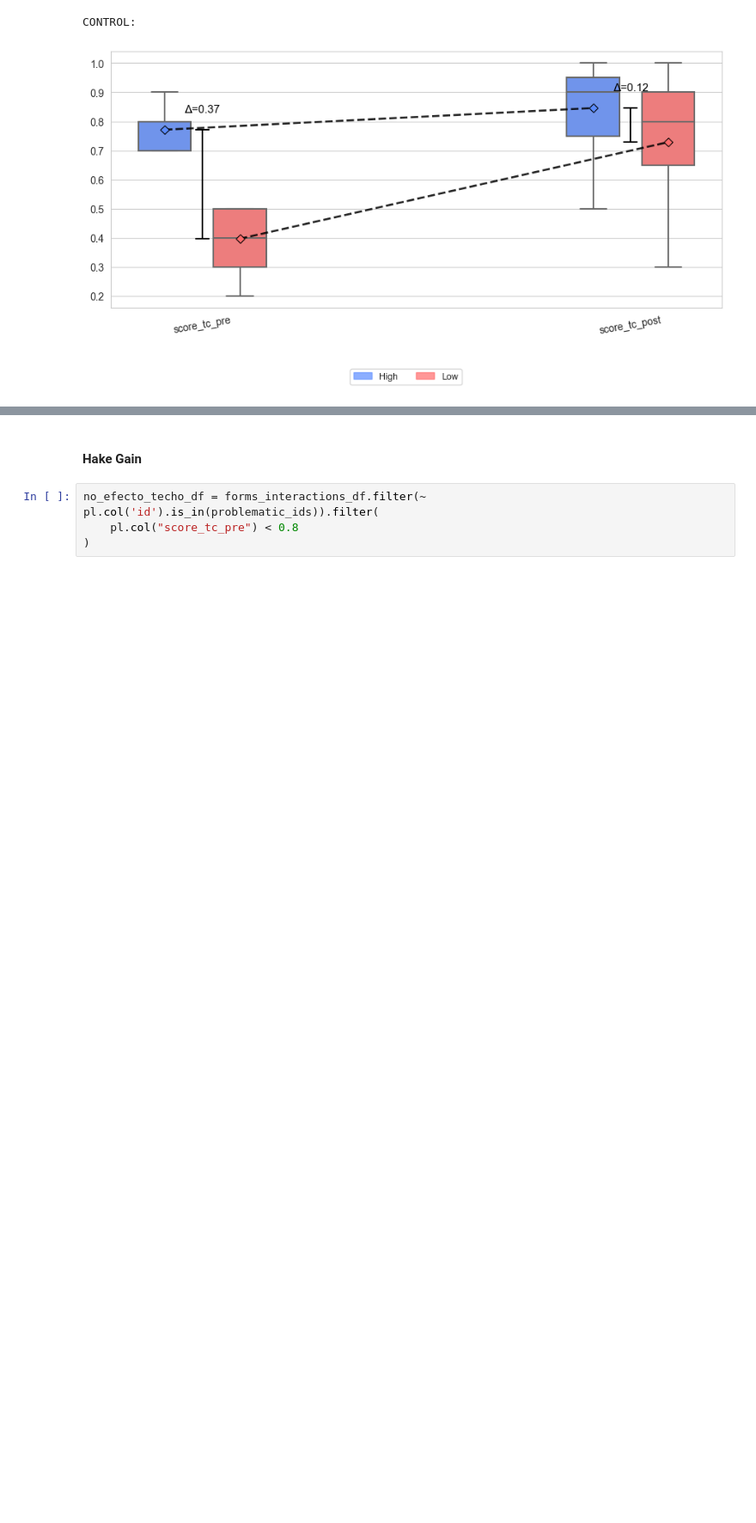
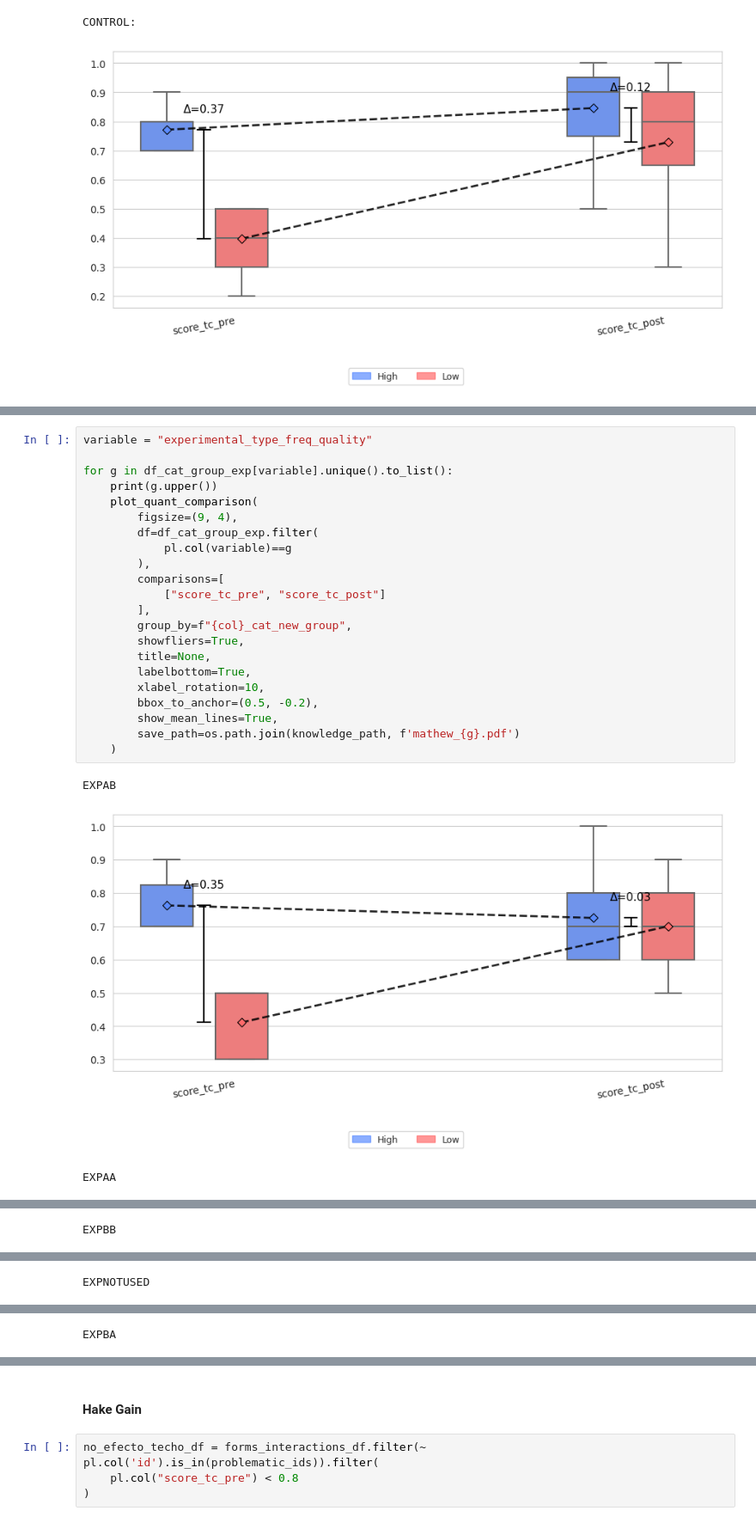
Before and after one commit to IBiDat/va-educational-impact, a Jupyter notebook: src/notebooks/paper/paper_results.ipynb, the cells around one changed output, grey strips where cells are left out. Shown at 86% size. Cells and saved outputs as stored; diff of their text form; blank space fills up the shorter version.

```diff
--- a/src/notebooks/paper/paper_results.ipynb
+++ b/src/notebooks/paper/paper_results.ipynb
@@ -892,0 +1532,26 @@ CONTROL:
+# %%
+variable = "experimental_type_freq_quality"
+
+for g in df_cat_group_exp[variable].unique().to_list():
+    print(g.upper())
+    plot_quant_comparison(
+        figsize=(9, 4),
+        df=df_cat_group_exp.filter(
+            pl.col(variable)==g
+        ),
+        comparisons=[
+            ["score_tc_pre", "score_tc_post"]
+        ],
+        group_by=f"{col}_cat_new_group",
+        showfliers=True,
+        title=None,
+        labelbottom=True,
+        xlabel_rotation=10,
+        bbox_to_anchor=(0.5, -0.2),
+        show_mean_lines=True,
+        save_path=os.path.join(knowledge_path, f'mathew_{g}.pdf')
+    )
+# %% [output]
+EXPAB
+[figure, added]
+EXPAA
@@ -892,0 +1559 @@ CONTROL:
+EXPBB
@@ -892,0 +1561 @@ CONTROL:
+EXPNOTUSED
@@ -892,0 +1563 @@ CONTROL:
+EXPBA
```
Also changed, not shown: parts of 20 cells of this notebook.
